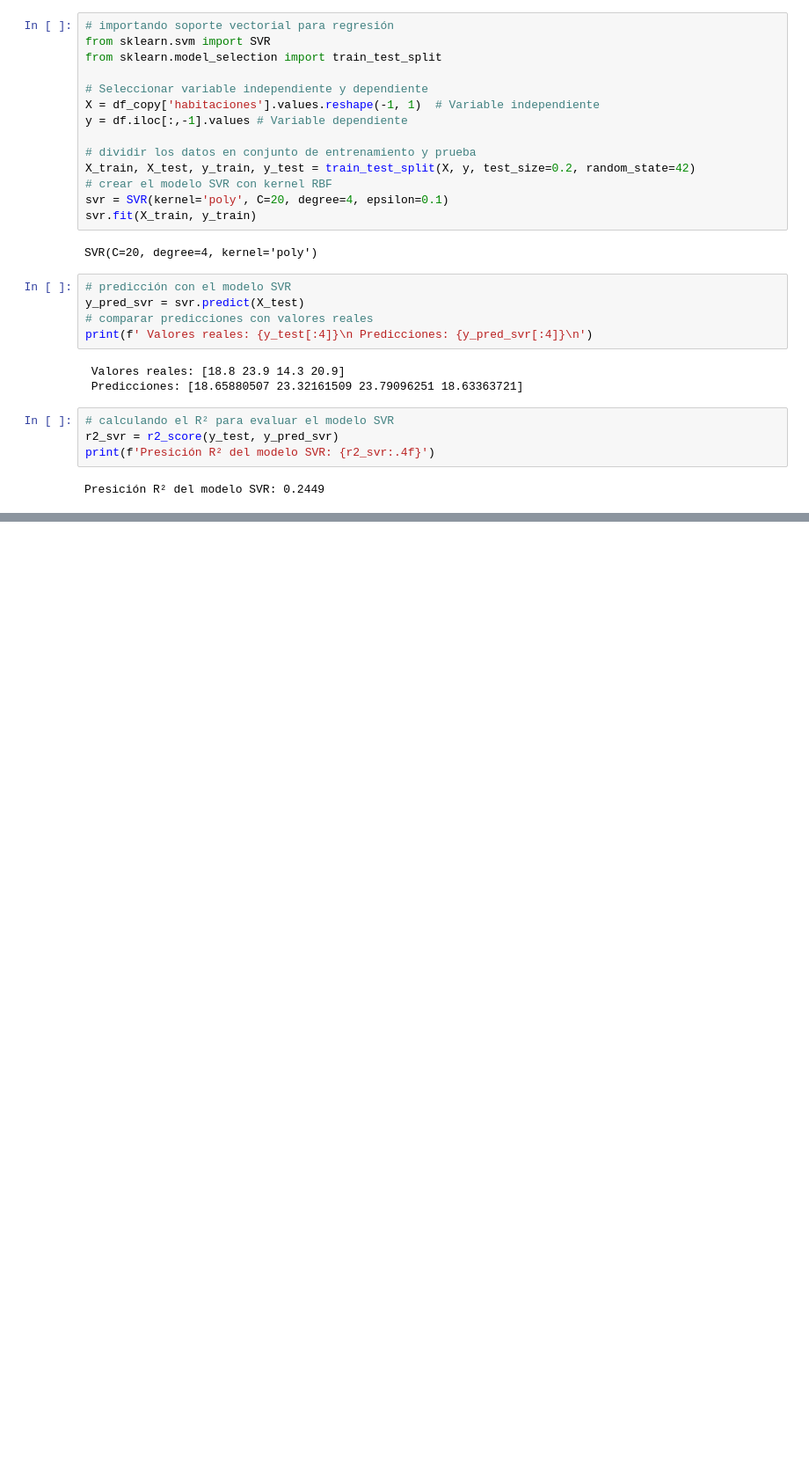
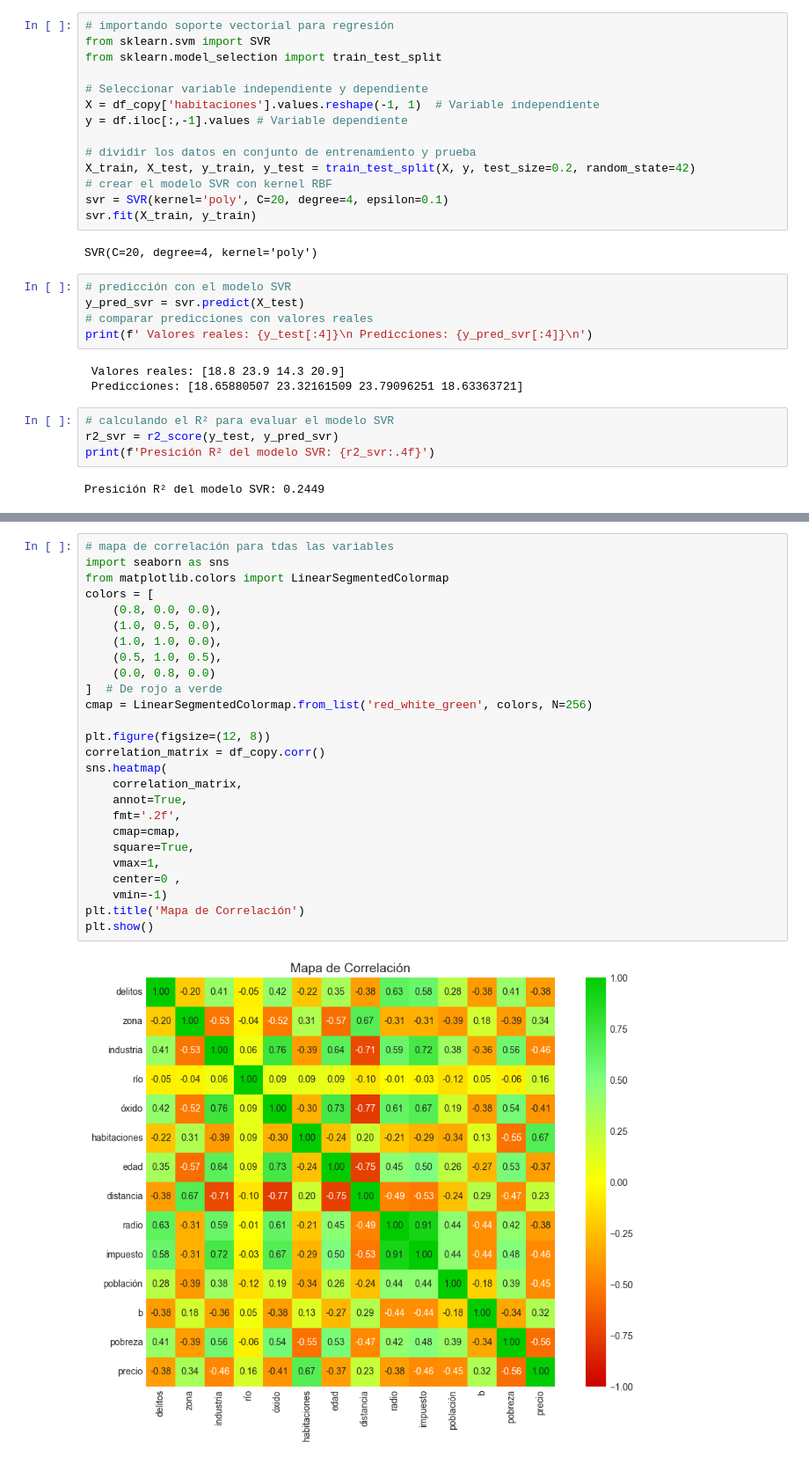
Before and after one commit to beyondAnalysIs/Machine_Learning_Python_scikit-learn, a Jupyter notebook: regresion/02_regresion_polinomica.ipynb, the cells around one changed output, grey strips where cells are left out. Shown at 88% size. Cells and saved outputs as stored; diff of their text form; blank space fills up the shorter version.

```diff
--- a/regresion/02_regresion_polinomica.ipynb
+++ b/regresion/02_regresion_polinomica.ipynb
@@ -281,0 +302,28 @@ Presición R² del modelo SVR: 0.2449
+# %%
+# mapa de correlación para tdas las variables
+import seaborn as sns
+from matplotlib.colors import LinearSegmentedColormap
+colors = [
+    (0.8, 0.0, 0.0),
+    (1.0, 0.5, 0.0),
+    (1.0, 1.0, 0.0),
+    (0.5, 1.0, 0.5),
+    (0.0, 0.8, 0.0)
+]  # De rojo a verde
+cmap = LinearSegmentedColormap.from_list('red_white_green', colors, N=256)
+
+plt.figure(figsize=(12, 8))
+correlation_matrix = df_copy.corr()
+sns.heatmap(
+    correlation_matrix,
+    annot=True,
+    fmt='.2f',
+    cmap=cmap,
+    square=True,
+    vmax=1,
+    center=0 ,
+    vmin=-1)
+plt.title('Mapa de Correlación')
+plt.show()
+# %% [output]
+[figure, added]
```
Also changed, not shown: parts of 6 cells of this notebook, 1 other file.
